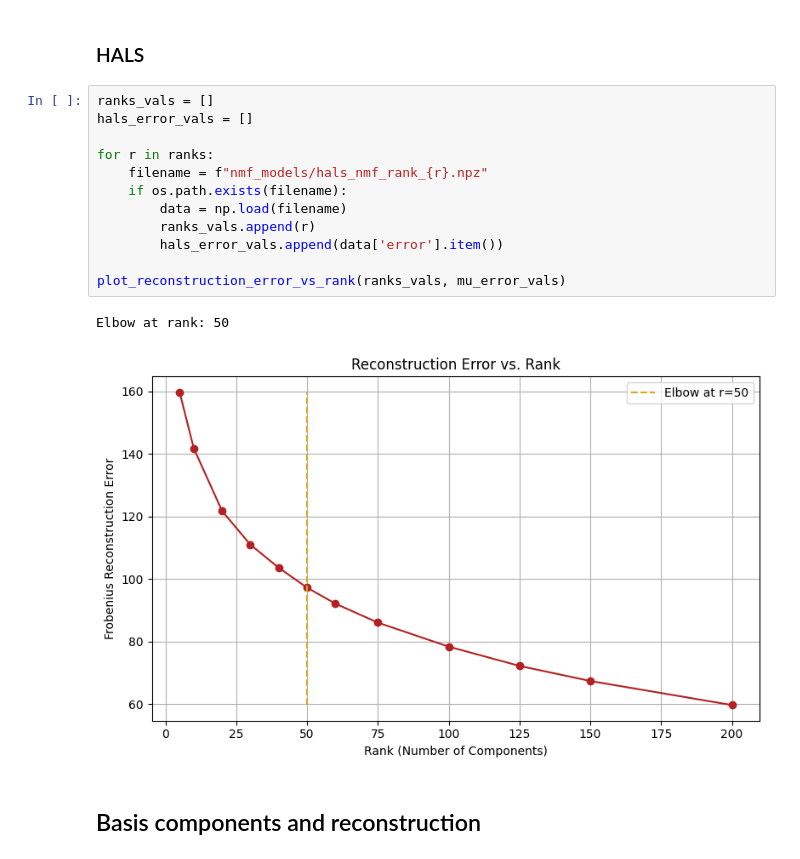
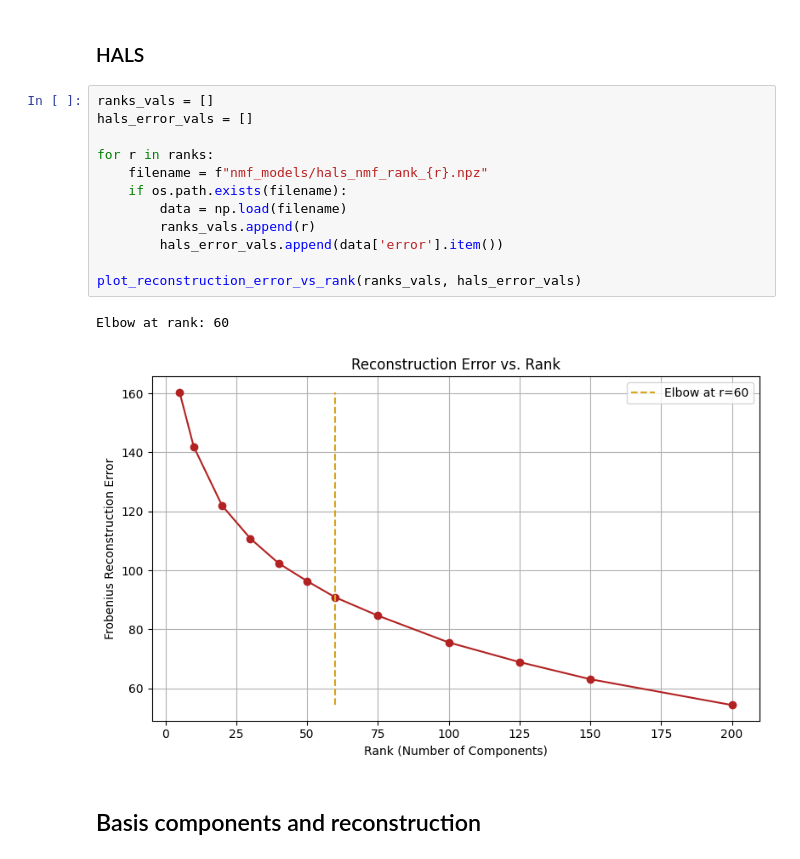
Before and after one commit to sofillav/nmf_project, a Jupyter notebook: notebook.ipynb, the cells around one changed output. Drawn from its saved outputs; the diff is of its cells as text.

```diff
--- a/notebook.ipynb
+++ b/notebook.ipynb
@@ -176,18 +176,18 @@ They're the same concept, just used for curves with different orientations. Elbo
 # %%
 ranks_vals = []
 hals_error_vals = []
 
 for r in ranks:
     filename = f"nmf_models/hals_nmf_rank_{r}.npz"
     if os.path.exists(filename):
         data = np.load(filename)
         ranks_vals.append(r)
         hals_error_vals.append(data['error'].item())
 
-plot_reconstruction_error_vs_rank(ranks_vals, mu_error_vals)
+plot_reconstruction_error_vs_rank(ranks_vals, hals_error_vals)
 # %% [output]
-Elbow at rank: 50
+Elbow at rank: 60
-[figure, old version]
+[figure, new version]
 # %% [markdown]
 ## Basis components and reconstruction
 # %% [markdown]
```
Also changed, not shown: parts of 2 cells of this notebook.
